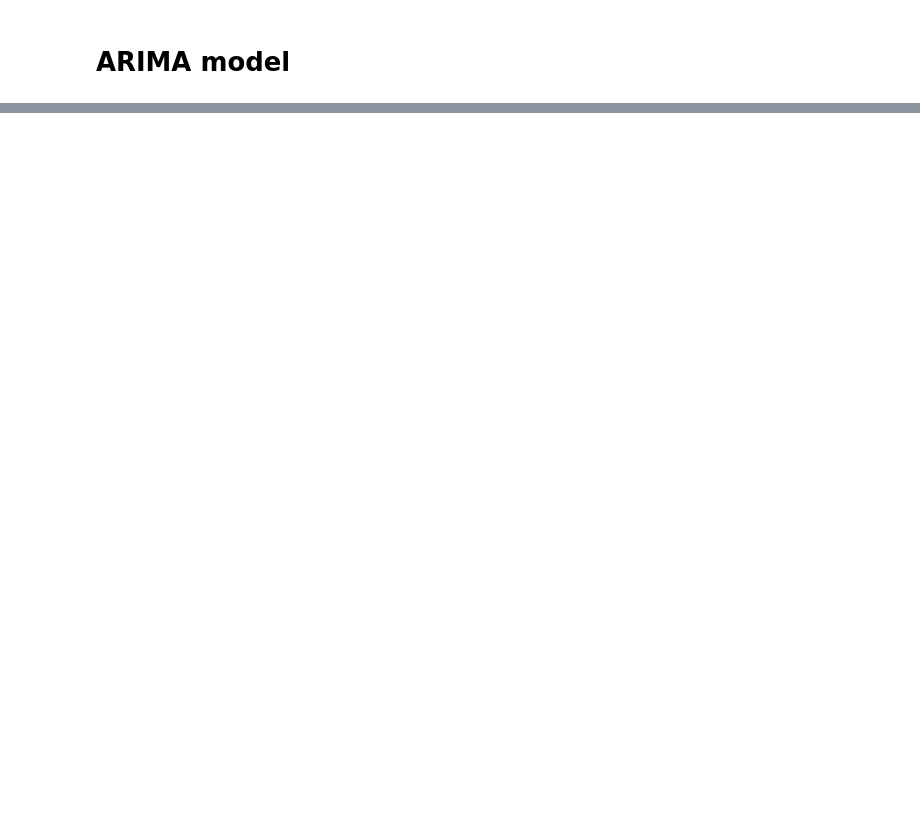
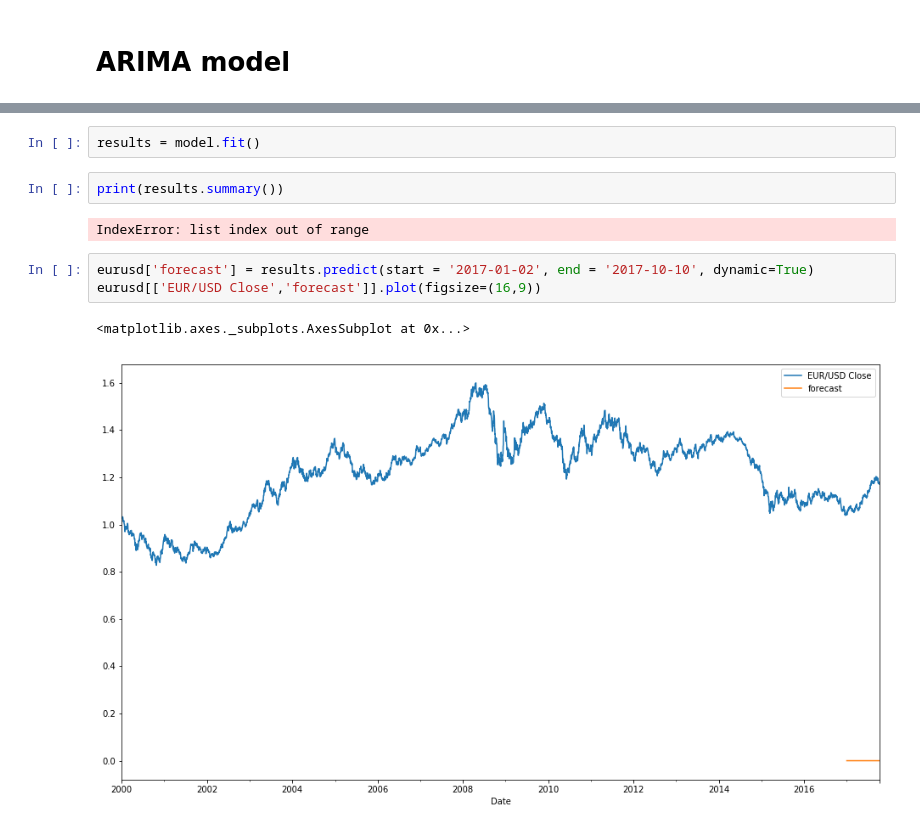
Before and after one commit to Robak23/forex_deep, a Jupyter notebook: Forex_analysis.ipynb, the cells around one changed output, grey strips where cells are left out. Drawn from its saved outputs; the diff is of its cells as text; blank space fills up the shorter version.

```diff
--- a/Forex_analysis.ipynb
+++ b/Forex_analysis.ipynb
@@ -94,0 +118,12 @@ eurusd['Fx rate first difference'].plot(figsize = (16,9))
+# %%
+results = model.fit()
+# %%
+print(results.summary())
+# %% [output]
+IndexError: list index out of range
+# %%
+eurusd['forecast'] = results.predict(start = '2017-01-02', end = '2017-10-10', dynamic=True)
+eurusd[['EUR/USD Close','forecast']].plot(figsize=(16,9))
+# %% [output]
+<matplotlib.axes._subplots.AxesSubplot at 0x...>
+[figure, added]
```
Also changed, not shown: parts of 6 cells of this notebook.
